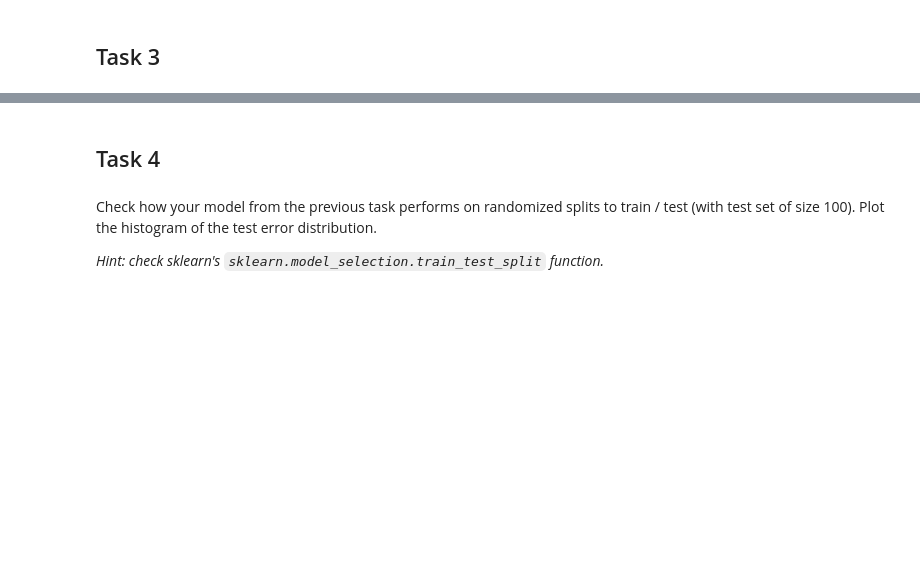
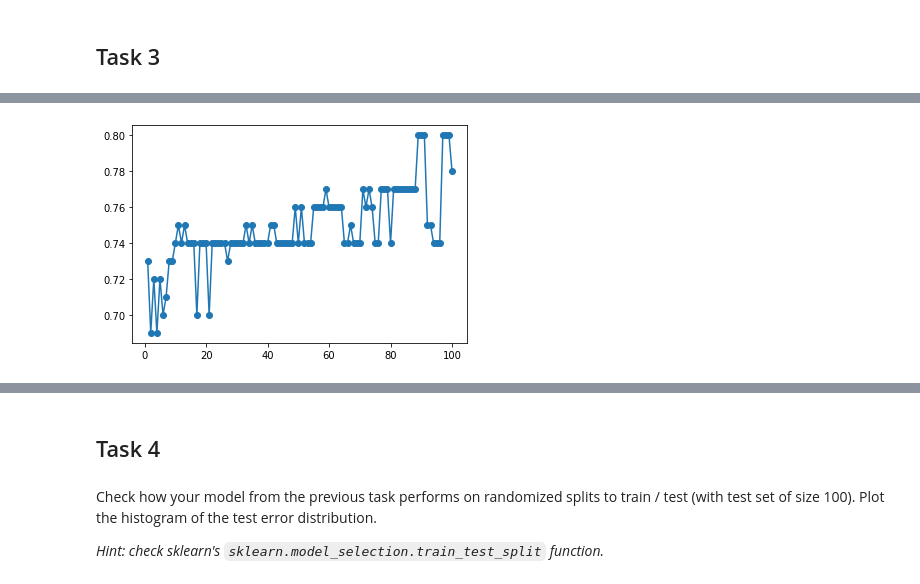
Before and after one commit to Kiarendil/ML_FIAN2020_hometasks, a Jupyter notebook: MLatFIAN2020_seminar01_homework.ipynb, the cells around one changed output, grey strips where cells are left out. Drawn from its saved outputs; the diff is of its cells as text; code cells hidden in the pictures; blank space fills up the shorter version.

```diff
--- a/MLatFIAN2020_seminar01_homework.ipynb
+++ b/MLatFIAN2020_seminar01_homework.ipynb
@@ -160,0 +293,7 @@ print("Test accuracy:", accuracy_score(
+# %%
+plt.scatter([i for i in range(1, 101)], a_list)
+plt.plot([i for i in range(1, 101)], a_list)
+
+plt.show()
+# %% [output]
+[figure, added]
```
Also changed, not shown: parts of 14 cells of this notebook.
